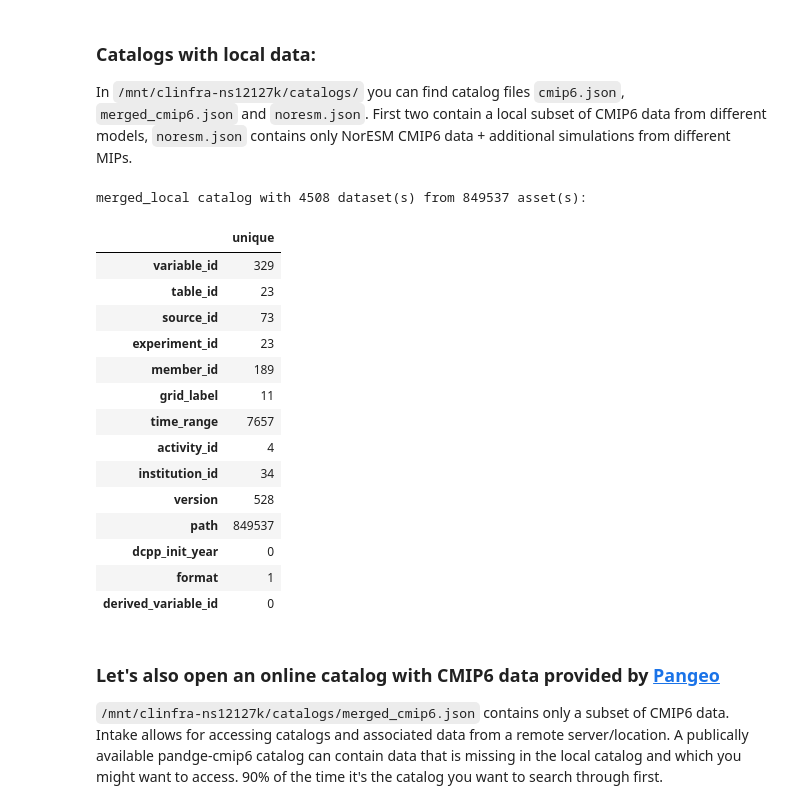
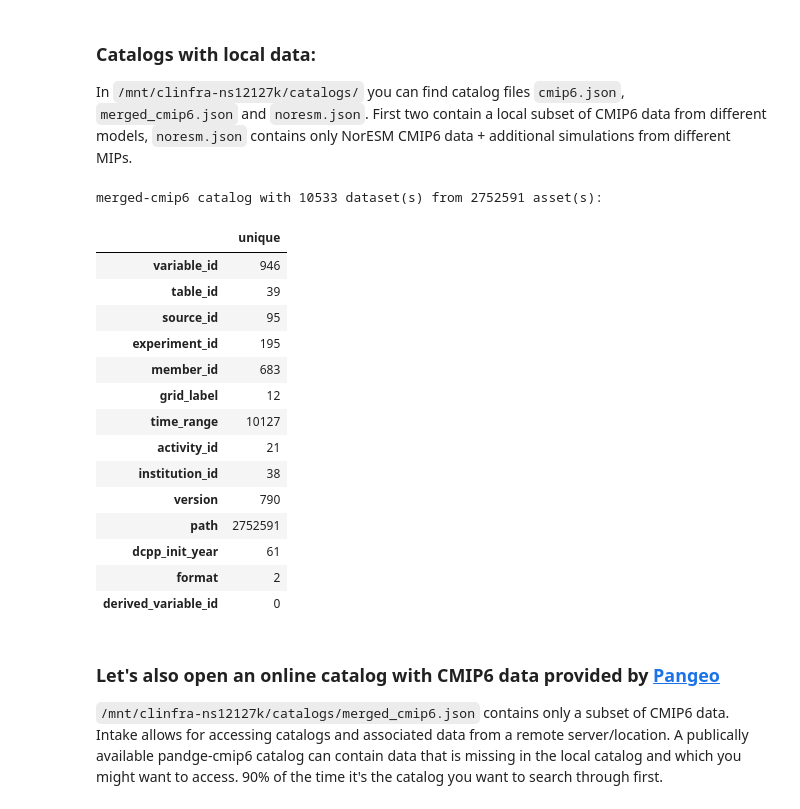
Before and after one commit to MetOs-UiO/GEO4990-notebooks, a Jupyter notebook: Intro_UsingIntakeCatalogs.ipynb, the cells around one changed output. Drawn from its saved outputs; the diff is of its cells as text; code cells hidden in the pictures.

```diff
--- a/Intro_UsingIntakeCatalogs.ipynb
+++ b/Intro_UsingIntakeCatalogs.ipynb
@@ -19,27 +19,27 @@ warnings.filterwarnings("ignore", category=xarray.SerializationWarning)
 In `/mnt/clinfra-ns12127k/catalogs/` you can find catalog files `cmip6.json`, `merged_cmip6.json` and `noresm.json`. First two contain a local subset of CMIP6 data from different models, `noresm.json` contains only NorESM CMIP6 data + additional simulations from different MIPs.
 # %%
 # open a catalog from a file:
-local_cmip6_catalog = intake.open_esm_datastore('/mnt/clinfra-ns12127k/catalogs/merged_local.json')
+local_cmip6_catalog = intake.open_esm_datastore('/mnt/clinfra-ns12127k/catalogs/merged-cmip6.json')
 #open noresm catalog
 noresm_catalog = intake.open_esm_datastore('/mnt/clinfra-ns12127k/catalogs/noresm.json')
 # the output of this is an object based panda dataframe class, and next statement will print out a summary of it
 local_cmip6_catalog
 # %% [output]
-merged_local catalog with 4508 dataset(s) from 849537 asset(s):
+merged-cmip6 catalog with 10533 dataset(s) from 2752591 asset(s):
 |  | unique |
-| variable_id | 329 |
-| table_id | 23 |
-| source_id | 73 |
-| experiment_id | 23 |
-| member_id | 189 |
-| grid_label | 11 |
-| time_range | 7657 |
-| activity_id | 4 |
-| institution_id | 34 |
-| version | 528 |
-| path | 849537 |
-| dcpp_init_year | 0 |
-| format | 1 |
+| variable_id | 946 |
+| table_id | 39 |
+| source_id | 95 |
+| experiment_id | 195 |
+| member_id | 683 |
+| grid_label | 12 |
+| time_range | 10127 |
+| activity_id | 21 |
+| institution_id | 38 |
+| version | 790 |
+| path | 2752591 |
+| dcpp_init_year | 61 |
+| format | 2 |
 | derived_variable_id | 0 |
 # %% [markdown]
 ### Let's also open an online catalog with CMIP6 data provided by [Pangeo](https://pangeo-data.github.io/pangeo-cmip6-cloud/overview.html)
```
Also changed, not shown: parts of 10 cells of this notebook, 2 other files.
